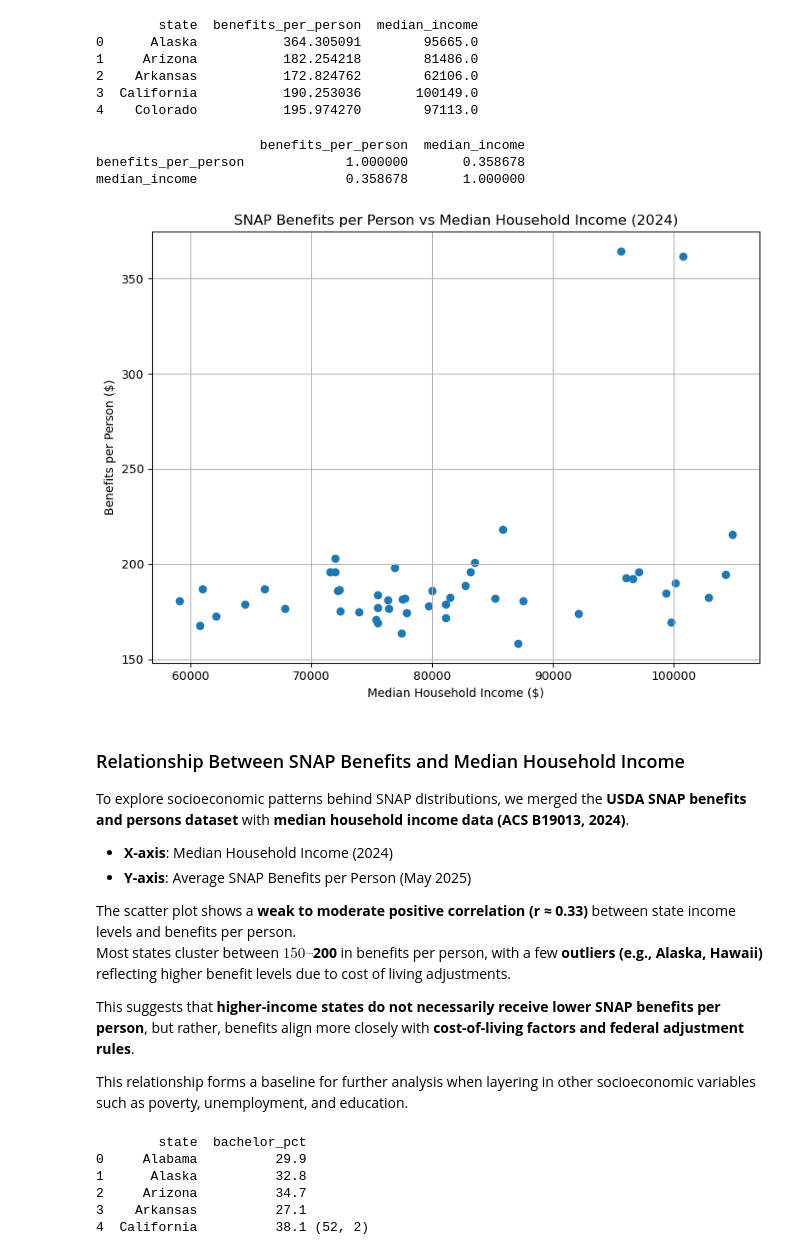
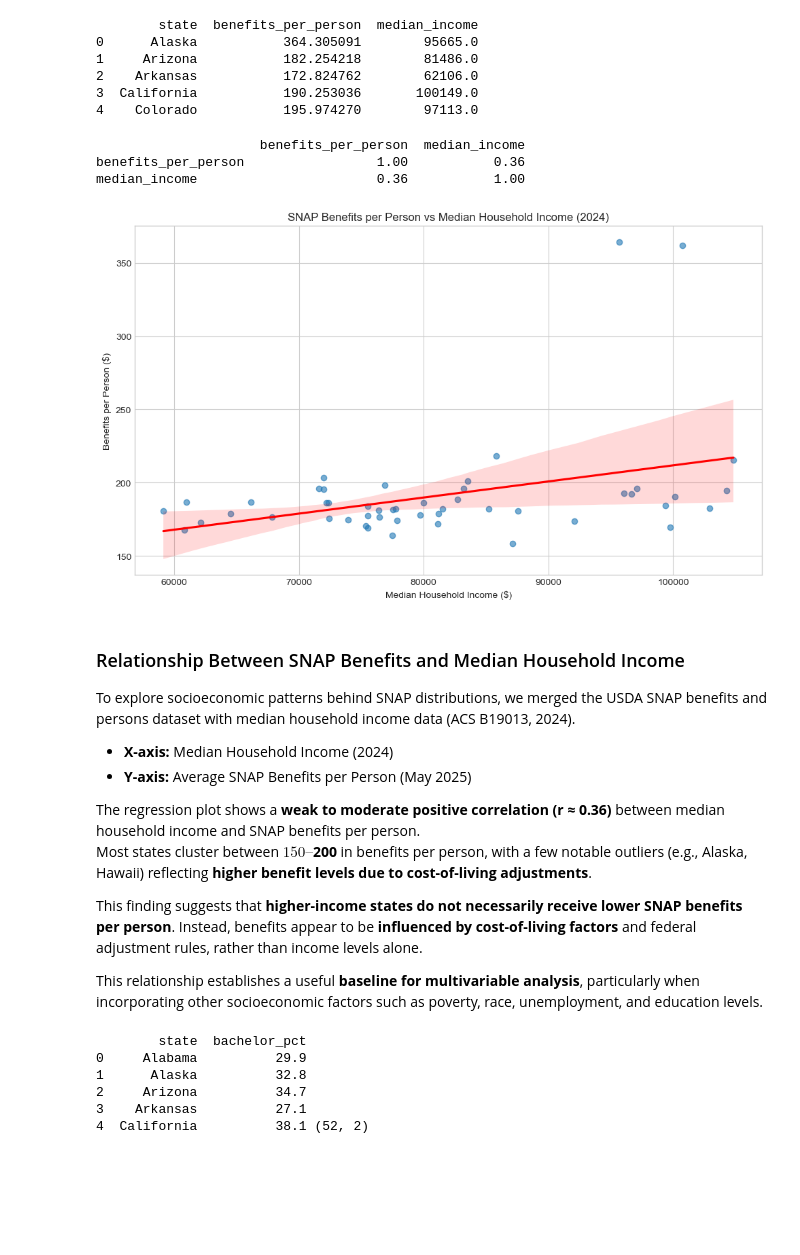
Before and after one commit to arnavjain321-prog/DS_6021_Final_Project, a Jupyter notebook: benefits_per_state_data.ipynb, the cells around one changed output. Cells and saved outputs as stored; diff of their text form; code cells hidden in the pictures; blank space fills up the shorter version.

```diff
--- a/benefits_per_state_data.ipynb
+++ b/benefits_per_state_data.ipynb
@@ -284,37 +301,48 @@ print(snap_income[['state','benefits_per_person','median_income']].head())
 2    Arkansas           172.824762        62106.0
 3  California           190.253036       100149.0
 4    Colorado           195.974270        97113.0
+# %%
+# Calculate correlation between benefits per person and median income
+corr_matrix = snap_income[['benefits_per_person', 'median_income']].corr()
+print(corr_matrix)
+# %% [output]
+                     benefits_per_person  median_income
+benefits_per_person                 1.00           0.36
+median_income                       0.36           1.00
 # %%
-print(snap_income[['benefits_per_person','median_income']].corr())
+import seaborn as sns
+import matplotlib.pyplot as plt
 
-import matplotlib.pyplot as plt
-plt.figure(figsize=(8,6))
-plt.scatter(snap_income['median_income'], snap_income['benefits_per_person'])
+plt.figure(figsize=(10, 6))
+sns.regplot(
+    data=snap_income,
+    x='median_income',
+    y='benefits_per_person',
+    scatter_kws={'alpha':0.6},
+    line_kws={'color':'red'}
+)
 plt.title('SNAP Benefits per Person vs Median Household Income (2024)')
 plt.xlabel('Median Household Income ($)')
 plt.ylabel('Benefits per Person ($)')
-plt.grid(True)
 plt.tight_layout()
 plt.show()
 # %% [output]
-                     benefits_per_person  median_income
-benefits_per_person             1.000000       0.358678
-median_income                   0.358678       1.000000
-[figure, old version]
+[figure, new version]
 # %% [markdown]
+
 ### Relationship Between SNAP Benefits and Median Household Income
 
-To explore socioeconomic patterns behind SNAP distributions, we merged the **USDA SNAP benefits and persons dataset** with **median household income data (ACS B19013, 2024)**.
+To explore socioeconomic patterns behind SNAP distributions, we merged the USDA SNAP benefits and persons dataset with median household income data (ACS B19013, 2024).
 
-- **X-axis**: Median Household Income (2024)
-- **Y-axis**: Average SNAP Benefits per Person (May 2025)
+- **X-axis:** Median Household Income (2024)
+- **Y-axis:** Average SNAP Benefits per Person (May 2025)
 
-The scatter plot shows a **weak to moderate positive correlation (r ≈ 0.33)** between state income levels and benefits per person.
-Most states cluster between **$150–$200** in benefits per person, with a few **outliers (e.g., Alaska, Hawaii)** reflecting higher benefit levels due to cost of living adjustments.
+The regression plot shows a **weak to moderate positive correlation (r ≈ 0.36)** between median household income and SNAP benefits per person.
+Most states cluster between **$150–$200** in benefits per person, with a few notable outliers (e.g., Alaska, Hawaii) reflecting **higher benefit levels due to cost-of-living adjustments**.
 
-This suggests that **higher-income states do not necessarily receive lower SNAP benefits per person**, but rather, benefits align more closely with **cost-of-living factors and federal adjustment rules**.
+This finding suggests that **higher-income states do not necessarily receive lower SNAP benefits per person**. Instead, benefits appear to be **influenced by cost-of-living factors** and federal adjustment rules, rather than income levels alone.
 
-This relationship forms a baseline for further analysis when layering in other socioeconomic variables such as poverty, unemployment, and education.
+This relationship establishes a useful **baseline for multivariable analysis**, particularly when incorporating other socioeconomic factors such as poverty, race, unemployment, and education levels.
 # %%
 # Replace with your actual file name
 edu_raw = pd.read_csv('ACSST1Y2024.S1501-Data.csv', dtype=str)
```
Also changed, not shown: parts of 11 cells of this notebook.
